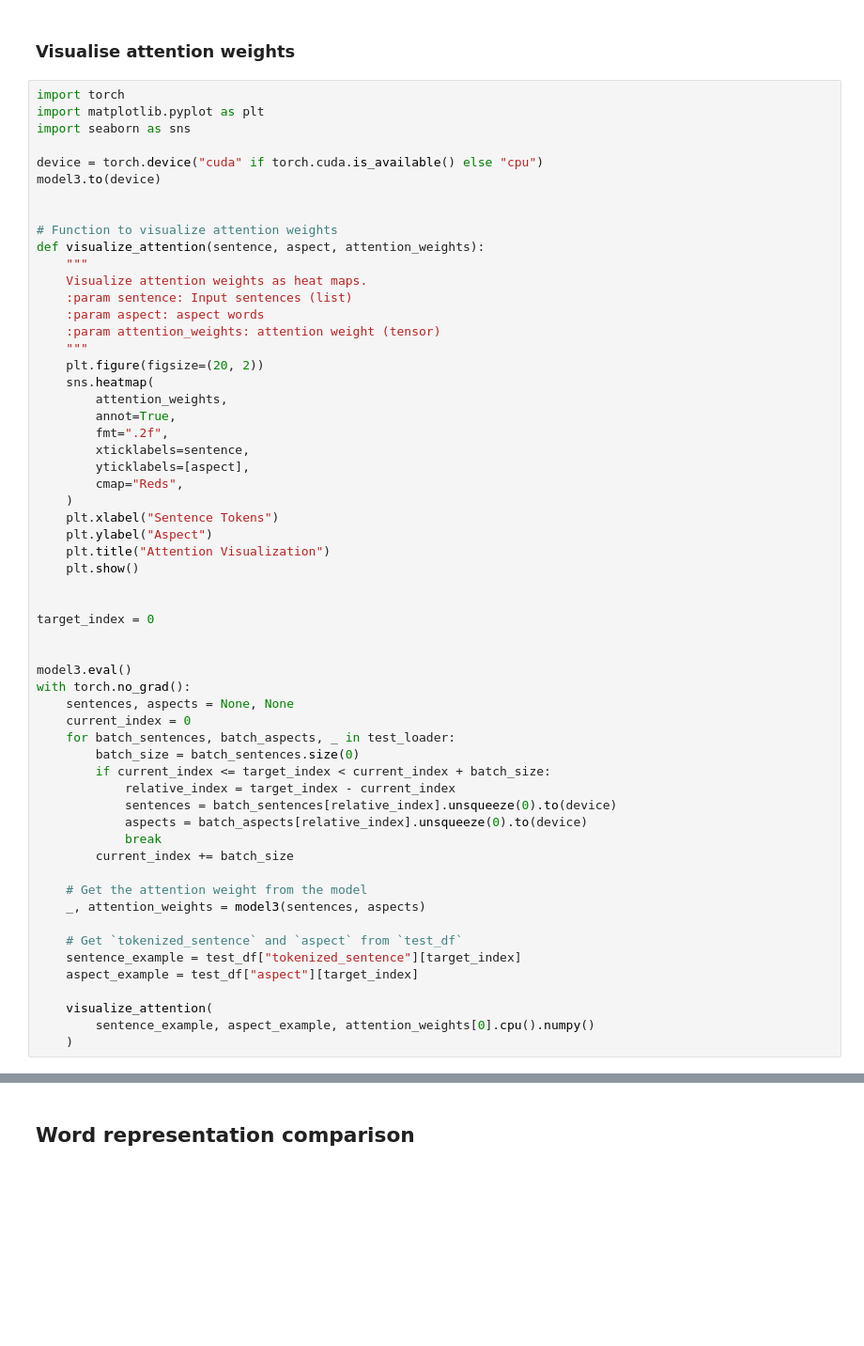
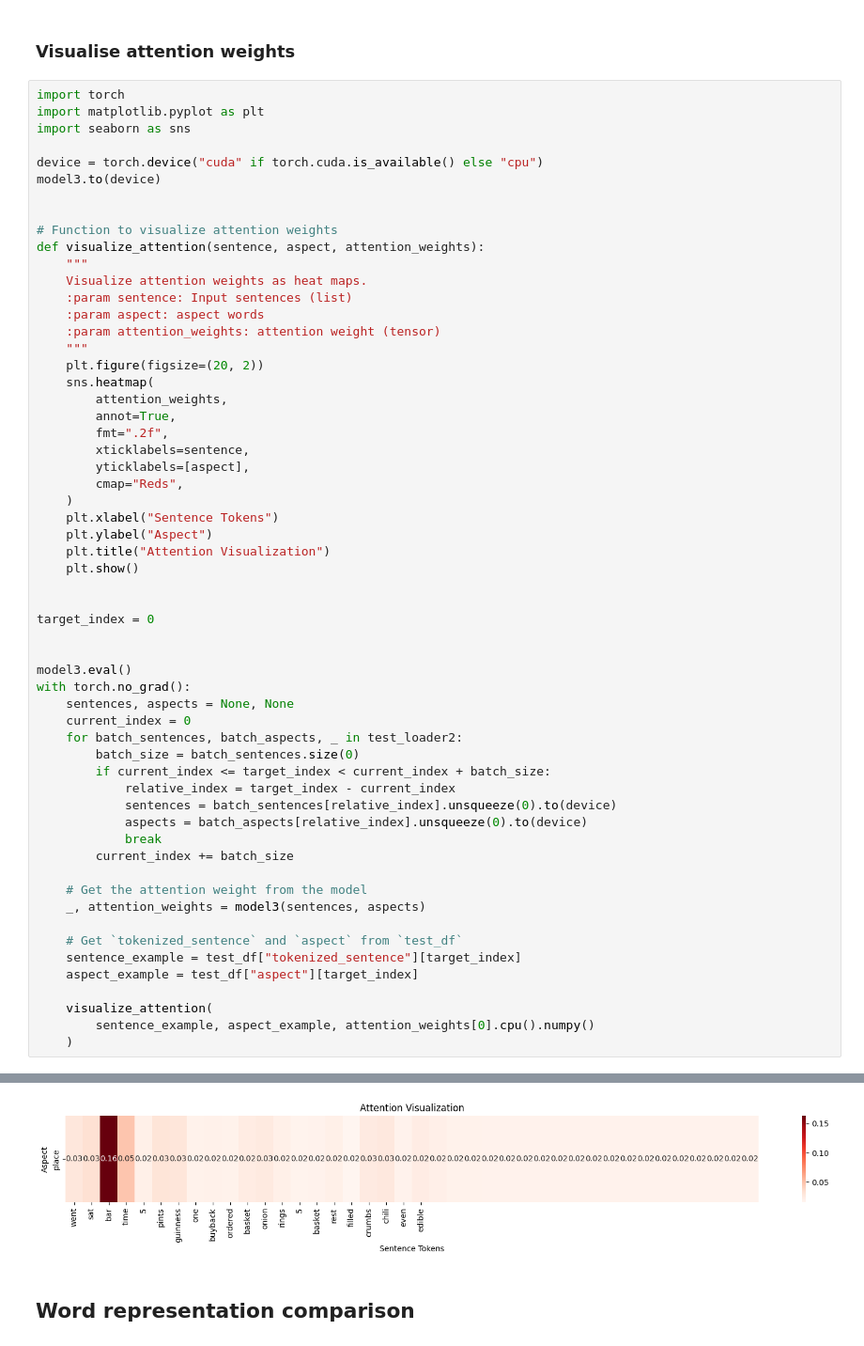
Before and after one commit to milanaveed/cits4012_project, a Jupyter notebook: 4012_v1.ipynb, the cells around one changed output, grey strips where cells are left out. Shown at 94% size. Drawn from its saved outputs; the diff is of its cells as text; blank space fills up the shorter version.

```diff
--- a/4012_v1.ipynb
+++ b/4012_v1.ipynb
@@ -1939,7 +1939,7 @@ model3.eval()
 with torch.no_grad():
     sentences, aspects = None, None
     current_index = 0
-    for batch_sentences, batch_aspects, _ in test_loader:
+    for batch_sentences, batch_aspects, _ in test_loader2:
         batch_size = batch_sentences.size(0)
         if current_index <= target_index < current_index + batch_size:
             relative_index = target_index - current_index
@@ -1963,3 +1962,4 @@ ModuleNotFoundError: No module named 'seaborn'
+[figure, added]
 # %% [markdown]
 ## Word representation comparison
 # %% [markdown]
```
Also changed, not shown: parts of 1 cell of this notebook.
